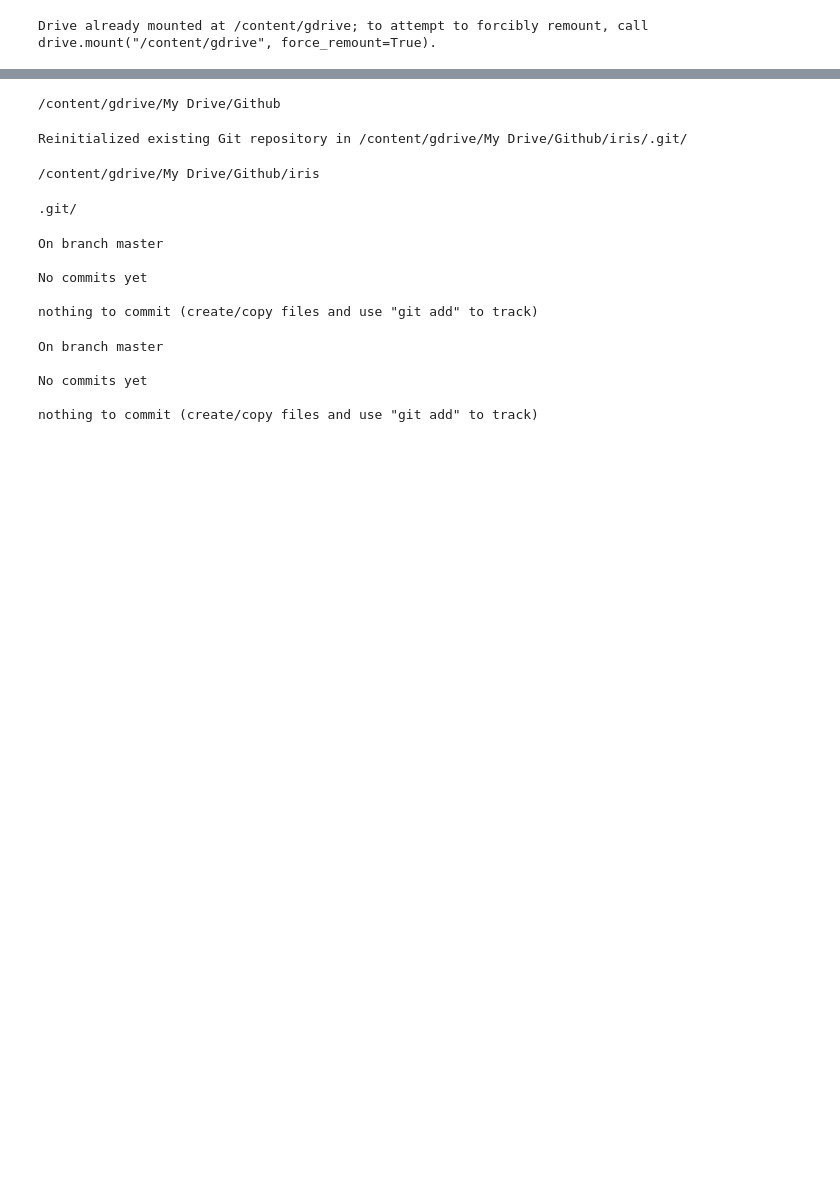
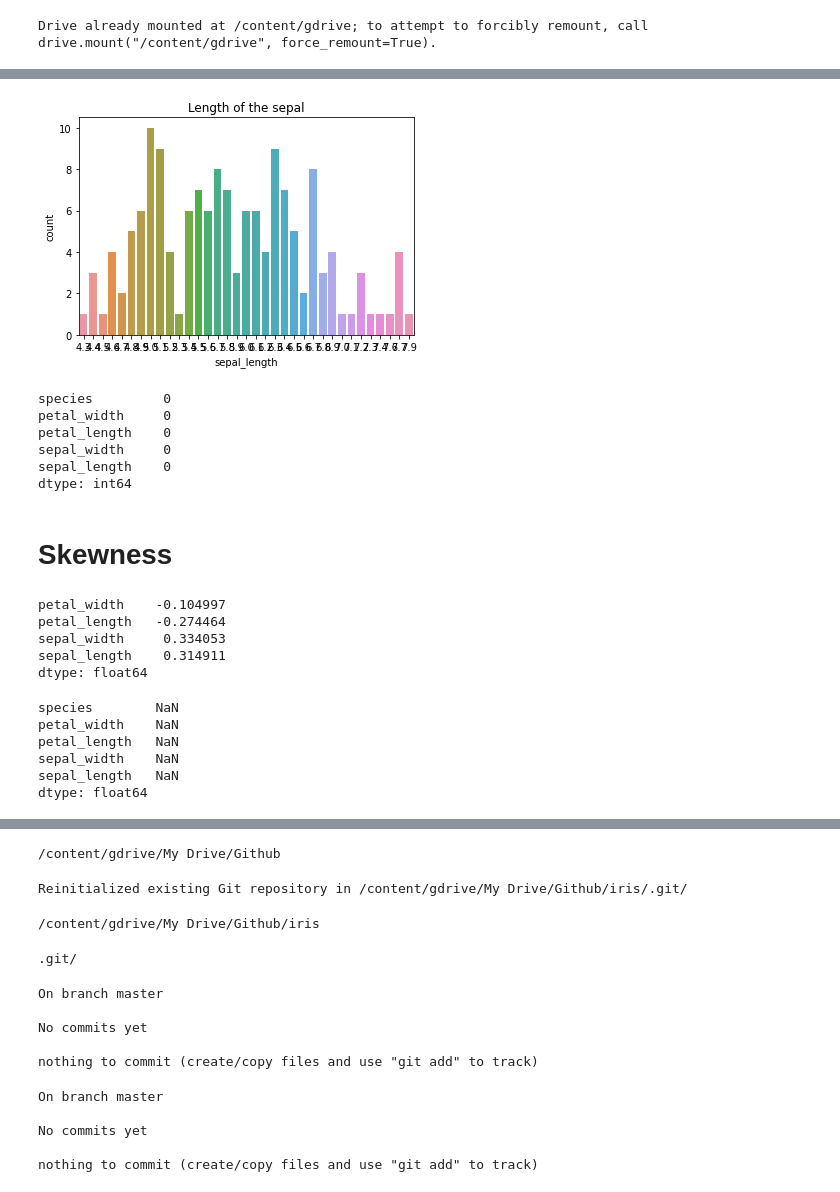
Before and after one commit to bintangedma/11181018_Bintang-Edma_DM_IF-ITK, a Jupyter notebook: penggalian_data.ipynb, the cells around one changed output, grey strips where cells are left out. Drawn from its saved outputs; the diff is of its cells as text; code cells hidden in the pictures; blank space fills up the shorter version.

```diff
--- a/penggalian_data.ipynb
+++ b/penggalian_data.ipynb
@@ -14,0 +26,3 @@ Drive already mounted at /content/gdrive; to attempt to forcibly remount, call d
+# %%
+datmin = pd.read_csv('IRIS.csv',sep=",")
+datmin['species'].unique()
@@ -14,0 +31,11 @@ Drive already mounted at /content/gdrive; to attempt to forcibly remount, call d
+# %%
+# Import label encoder
+from sklearn import preprocessing
+
+# label_encoder object knows how to understand word labels.
+label_encoder = preprocessing.LabelEncoder()
+
+# Encode labels in column 'species'.
+datmin['species']= label_encoder.fit_transform(datmin['species'])
+
+datmin['species'].unique()
@@ -14,0 +152,26 @@ Drive already mounted at /content/gdrive; to attempt to forcibly remount, call d
+# %%
+sns.countplot(datmin['sepal_length']).set_title('Length of the sepal')
+plt.show()
+# %% [output]
+[figure, added]
+# %%
+total=datmin.isnull().sum().sort_values(ascending = False)
+print(total)
+# %% [output]
+species         0
+petal_width     0
+petal_length    0
+sepal_width     0
+sepal_length    0
+dtype: int64
+# %% [markdown]
+# Skewness
+# %%
+datatr = ['species', 'petal_width', 'petal_length', 'sepal_width', 'sepal_length']
+datmin[datatr].skew(axis=0, skipna=True)
+# %% [output]
+petal_width    -0.104997
+petal_length   -0.274464
+sepal_width     0.334053
+sepal_length    0.314911
+dtype: float64
@@ -14,0 +181,9 @@ Drive already mounted at /content/gdrive; to attempt to forcibly remount, call d
+# %%
+df1[datatr].skew(axis=0, skipna=True)
+# %% [output]
+species        NaN
+petal_width    NaN
+petal_length   NaN
+sepal_width    NaN
+sepal_length   NaN
+dtype: float64
```
Also changed, not shown: parts of 32 cells of this notebook.
